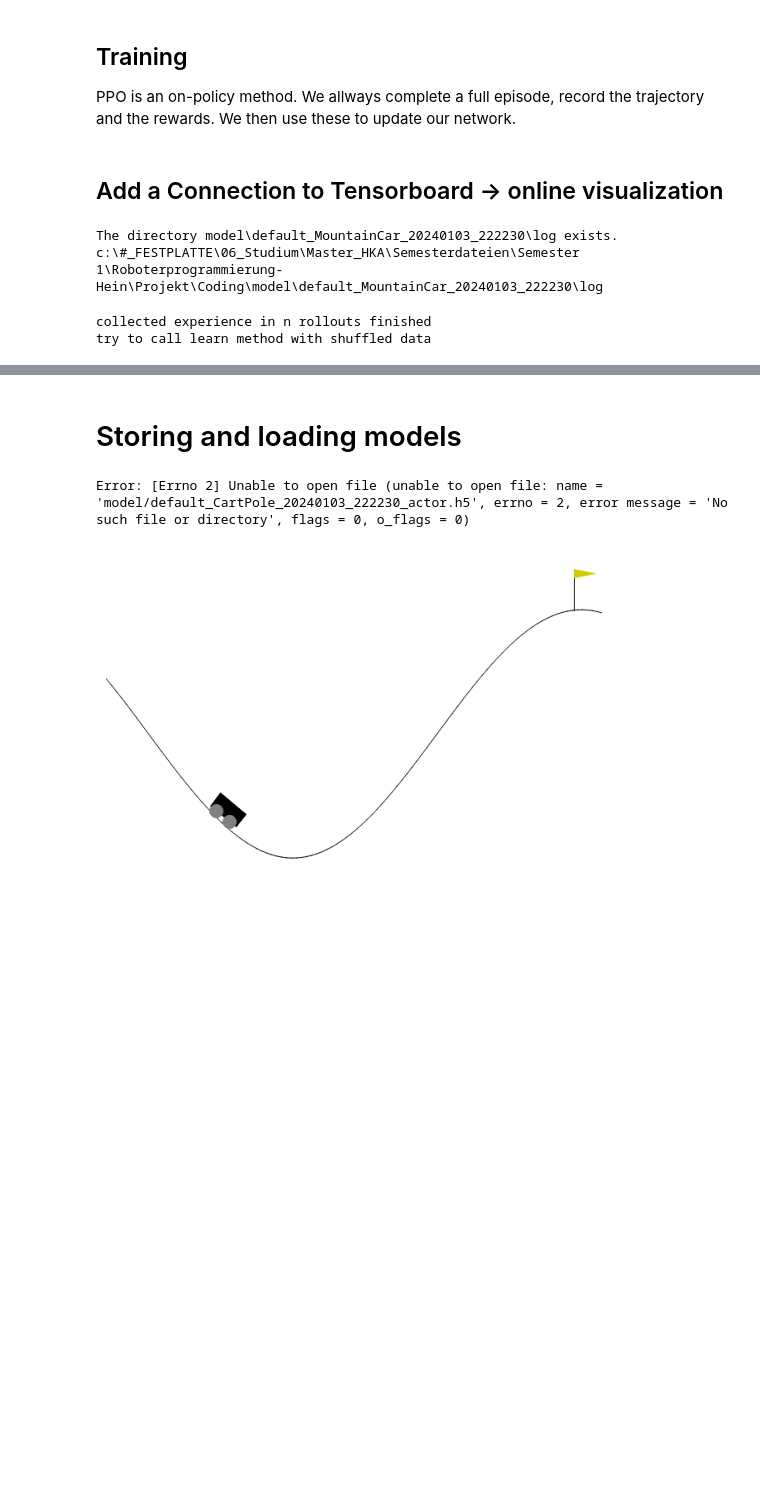
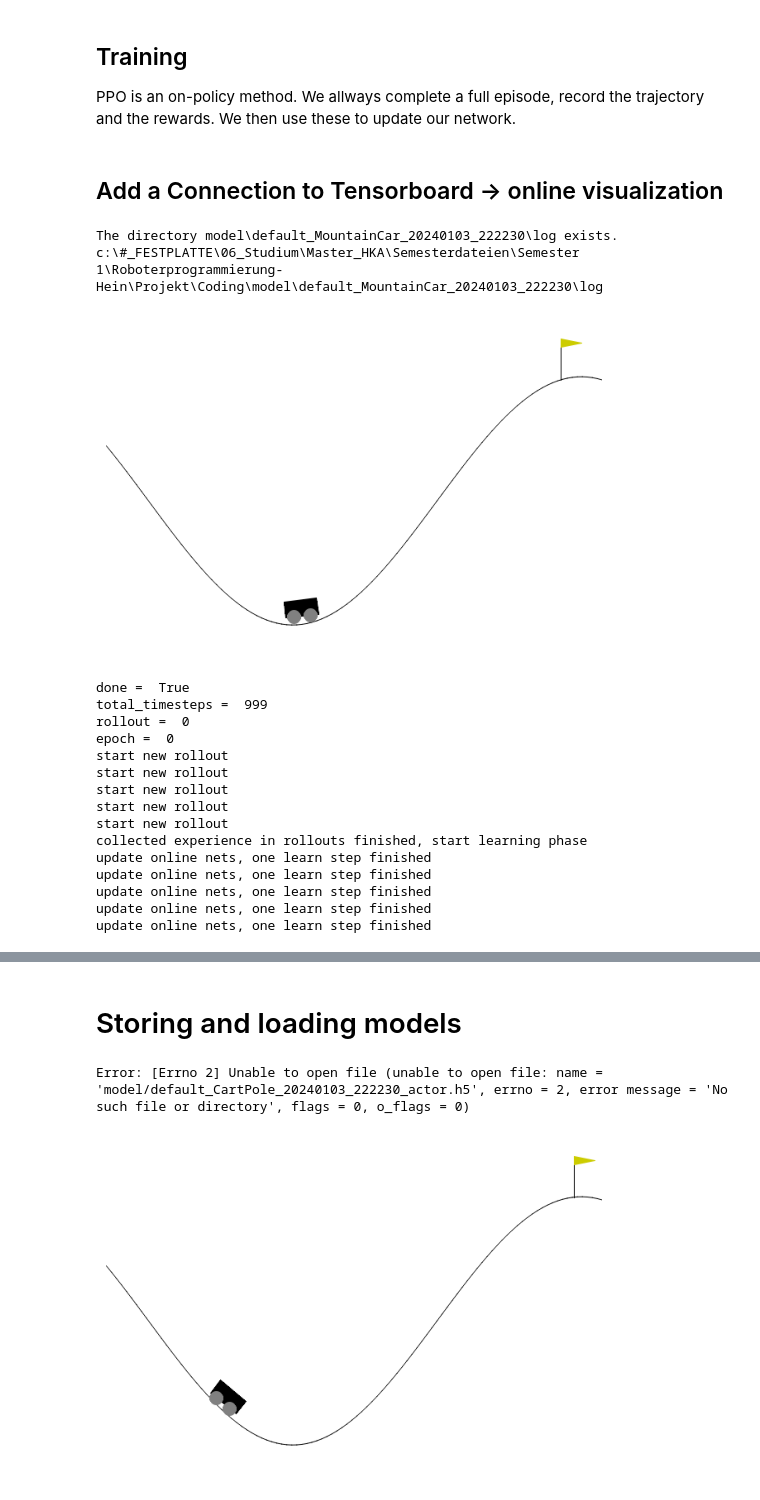
Before and after one commit to RobinWolf/Coding_RL_Project, a Jupyter notebook: PPO_continuous.ipynb, the cells around one changed output, grey strips where cells are left out. Saved outputs shown, nothing was run; the diff lists cells and outputs as text; code cells hidden in the pictures; blank space fills up the shorter version.

Commit message:
changed get_actor_grad to continuous and corrected rollout procedure

```diff
--- a/PPO_continuous.ipynb
+++ b/PPO_continuous.ipynb
@@ -194,15 +183,20 @@ class PPOAgent:
  # *************************************************MODIFIED**************************************************
     def get_actor_grads(self, states, actions, advantage):  # parameters are updated to maximize the expected cumulative reward, incorporating feedback from the critic
         with tf.GradientTape() as tape:
-            mean_current, log_std_current = self.actor(states)  # get distribution from current policy (used to sample/ explore in enviroment)
-            std_current = tf.exp(log_std_current)
+            # get distribution from current policy (used to sample/ explore in enviroment)
+            means_current, log_stds_current = self.actor(states)    # mean and log tensors shape(batchsize,1) wit batchsize = len(states)
+            normal_dist_current = tfp.distributions.Normal(loc=means_current, scale=tf.exp(log_stds_current))
+            # sample made actions from the approximated current distribution -> introduces more exploration in the action space by sampling specific actions rather than the whole distribution (mean and std)
+            p_current = normal_dist_current.prob(actions)
 
-            mean_current, log_std_current = self.actor_old(states)  # get distribution from old policy (used to evaluate current policy in ratio)
-            std_current = tf.exp(log_std_current)
+            # get distribution from old policy (used to evaluate current policy in ratio)
+            means_old, log_stds_old = self.actor_old(states)    # mean and log tensors shape(batchsize,1) wit batchsize = len(states)
+            normal_dist_old = tfp.distributions.Normal(loc=means_old, scale=tf.exp(log_stds_old))
+            # sample random actions from the approximated current distribution -> introduces more exploration in the action space by sampling actions rather than selecting the mean directly
+            p_old = normal_dist_old.prob(actions)
 
-            p_current = tf.gather(self.actor(states), actions, axis=1)
-            p_old = tf.gather(self.actor_old(states), actions, axis=1)
-            ratio = p_current / p_old
+            # calculate the ratio to weight the advantage estimate from the critic network (value-based)
+            ratio = p_current / p_old  #p_current, p_old, ratio tensors of shape(batchsize, batchsize, 1) -> like discrete implementation
 # ***********************************************************************************************************
 
             clip_ratio = tf.clip_by_value(ratio, 1-self.epsilon, 1+self.epsilon)
@@ -318,7 +312,7 @@ batch_size = 8
 learn_steps = 16
 total_timesteps = 0
 
-for i in range(150):    # one epoch -> one complete learning iteration bzw. one update of the frozen nets
+for epoch in range(150):    # one epoch -> one complete learning iteration bzw. one update of the frozen nets
     obs, _ = env.reset()
     done = False
 
@@ -330,7 +324,10 @@ for i in range(150):    # one epoch -> one complete learning iteration bzw. one
 
     # collect experience in the enviroment with current policy for n episodes/ rollouts
     # give the agent more time to collect experiences more apart from the starting state
-    for _ in range(n_rollouts):
+    for rollout in range(n_rollouts):
+        obs, _ = env.reset()
+        done = False
+
         while not done:
             env.render()    # call gui if render_mode = 'human'
             action = agent.act(np.array([obs]))
@@ -347,10 +344,21 @@ for i in range(150):    # one epoch -> one complete learning iteration bzw. one
 
             total_timesteps += 1
 
+            clear_output(wait=True)
+            plt.axis('off')
+            plt.imshow(env.render())
+            plt.show()
+            print("done = ", done)
+            print("total_timesteps = ", total_timesteps)
+            print("rollout = ", rollout)
+            print("epoch = ", epoch)
+
+        print('start new rollout')
+
     # store colledted experience for all rollouts/ episodes and reset enviroment for next episode/ rollout
     states, actions, rewards, next_states, dones = map(np.array, [states, actions, rewards, next_states, dones])
     obs, _ = env.reset()
-    print('collected experience in n rollouts finished')
+    print('collected experience in rollouts finished, start learning phase')
 
     # learn policy and value from the collected data
     for _ in range(learn_steps):
@@ -363,40 +371,59 @@ for i in range(150):    # one epoch -> one complete learning iteration bzw. one
         shuffled_rewards = rewards[indices]
         shuffled_next_states = next_states[indices]
         shuffled_dones = dones[indices]
 
         # divides the whole shuffled experience into batches of batch_size
         for j in range(0, states.shape[0], batch_size):
             states_batch = shuffled_states[j:j + batch_size]    # j:j + batch_size -> returns all elements from x*batch_size to (x+1)*batch_size
             actions_batch = shuffled_actions[j:j + batch_size]
             rewards_batch = shuffled_rewards[j:j + batch_size]
             next_states_batch = shuffled_next_states[j:j + batch_size]
             dones_batch = shuffled_dones[j:j + batch_size]
 
-            print('try to call learn method with shuffled data')
+            #print('try to call learn method with shuffled data')
             # push one batch of the shuffled experience to the learning method -> one update of the current nets (actor and critic) per passed batch of experience
             actor_loss, critic_loss = agent.learn(states_batch,
                                                   actions_batch,
                                                   rewards_batch,
                                                   next_states_batch,
                                                   dones_batch)
-            print('update online nets, learn from one batch finished')
+        print('update online nets, one learn step finished')
+
     agent.update_frozen_nets()
-    print('update frozen nets, do one learn step finished')
+    print('update frozen nets, one learn episode finished')
+
     one_episode_return = compute_avg_return(env, agent, num_episodes=1)
 
-    # Log metrics at the end of each epoch
-    log_metrics(epoch = i, total_timesteps = total_timesteps,
+    #do some more prints for analyzing the model behavior while training
+    print(f'epoch {epoch + 1}, total_timesteps {total_timesteps}, actor loss {actor_loss}, critic loss {critic_loss}, avg_return {one_episode_return}')
+
+    # Log metrics at the end of each epoch to tensorboard
+    log_metrics(epoch = epoch, total_timesteps = total_timesteps,
                 critic_loss = critic_loss, actor_loss= actor_loss,
                 episode_return = one_episode_return,
                 actor_learning_rate = agent.actor_learning_rate, critic_learning_rate = agent.critic_learning_rate,
                 epsilon = agent.epsilon, gamma = agent.gamma)
 
     # do prints every 10 epochs
-    if (i + 1) % 10 == 0:
-        avg_return = compute_avg_return(env, agent, num_episodes=1)
-        print(f'epoch {i + 1}, total_timesteps {total_timesteps}, actor loss {actor_loss}, critic loss {critic_loss}, avg_return {avg_return}')
+    # if (i + 1) % 10 == 0:
+    #     avg_return = compute_avg_return(env, agent, num_episodes=1)
+    #     print(f'epoch {i + 1}, total_timesteps {total_timesteps}, actor loss {actor_loss}, critic loss {critic_loss}, avg_return {avg_return}')
 
 env.close() # kill gui
 # %% [output]
+[figure, added]
-collected experience in n rollouts finished
-try to call learn method with shuffled data
+done =  True
+total_timesteps =  999
+rollout =  0
+epoch =  0
+start new rollout
+start new rollout
+start new rollout
+start new rollout
+start new rollout
+collected experience in rollouts finished, start learning phase
+update online nets, one learn step finished
+update online nets, one learn step finished
+update online nets, one learn step finished
+update online nets, one learn step finished
+update online nets, one learn step finished
```
Also changed, not shown: parts of 2 cells of this notebook.
